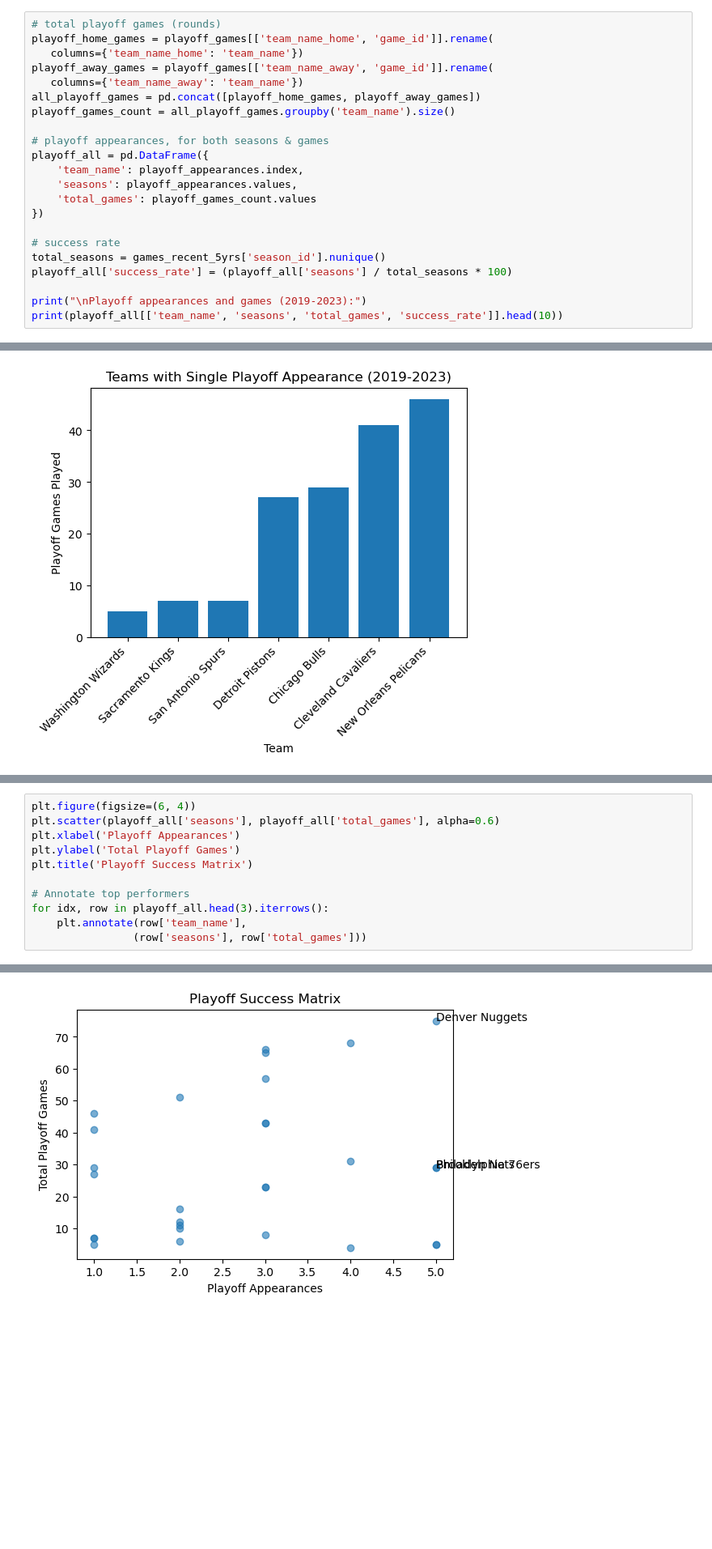
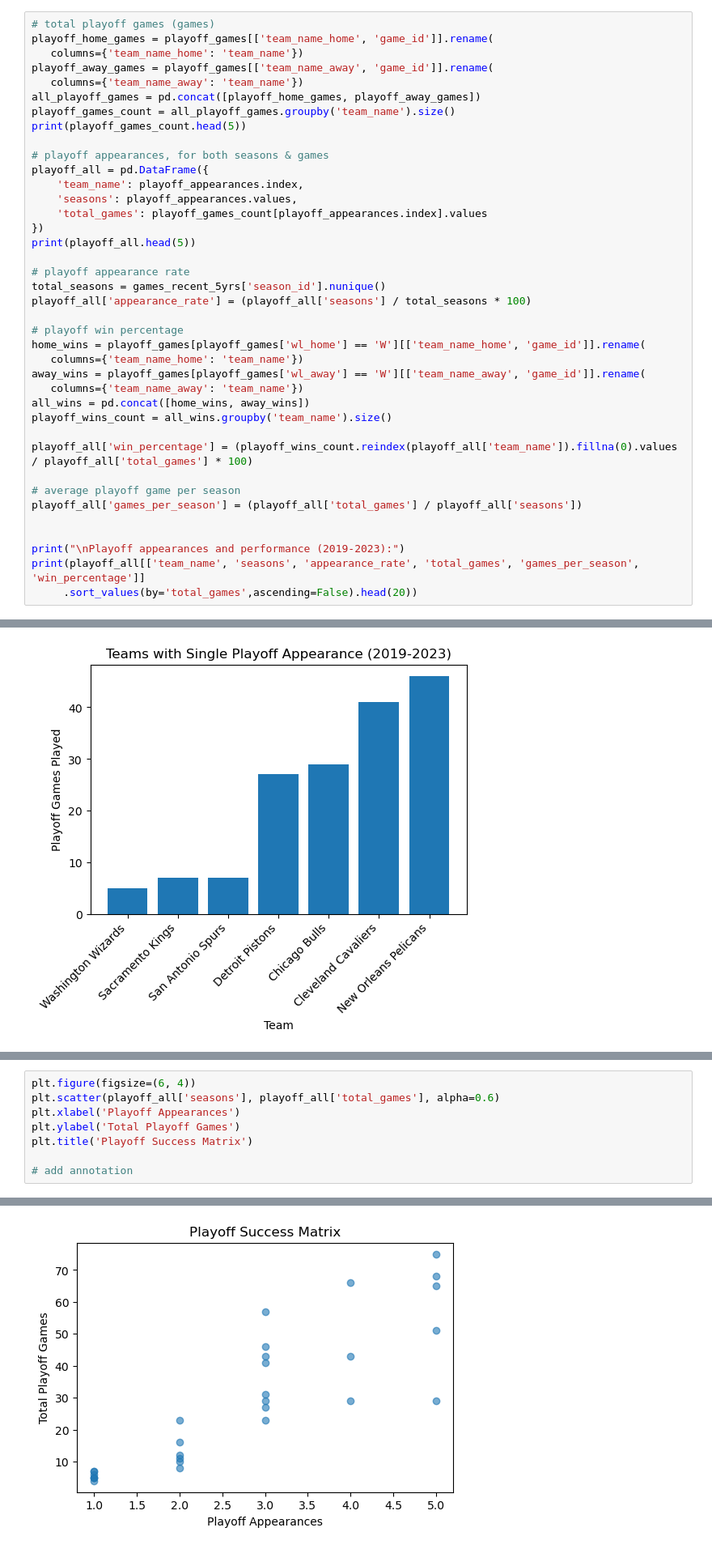
Before and after one commit to thezachdrake/UMD-INST627-Fall2024, a Jupyter notebook: notebooks/kim_revised.ipynb, the cells around one changed output, grey strips where cells are left out. Shown at 81% size. Saved outputs shown, nothing was run; the diff lists cells and outputs as text; blank space fills up the shorter version.

```diff
--- a/notebooks/kim_revised.ipynb
+++ b/notebooks/kim_revised.ipynb
@@ -663,23 +672,40 @@ Following closely, the Utah Jazz (68 games) and Golden State Warriors (66 games)
 # %%
-# total playoff games (rounds)
+# total playoff games (games)
 playoff_home_games = playoff_games[['team_name_home', 'game_id']].rename(
    columns={'team_name_home': 'team_name'})
 playoff_away_games = playoff_games[['team_name_away', 'game_id']].rename(
    columns={'team_name_away': 'team_name'})
 all_playoff_games = pd.concat([playoff_home_games, playoff_away_games])
 playoff_games_count = all_playoff_games.groupby('team_name').size()
+print(playoff_games_count.head(5))
 
 # playoff appearances, for both seasons & games
 playoff_all = pd.DataFrame({
     'team_name': playoff_appearances.index,
     'seasons': playoff_appearances.values,
-    'total_games': playoff_games_count.values
+    'total_games': playoff_games_count[playoff_appearances.index].values
 })
+print(playoff_all.head(5))
 
-# success rate
+# playoff appearance rate
 total_seasons = games_recent_5yrs['season_id'].nunique()
-playoff_all['success_rate'] = (playoff_all['seasons'] / total_seasons * 100)
+playoff_all['appearance_rate'] = (playoff_all['seasons'] / total_seasons * 100)
 
-print("\nPlayoff appearances and games (2019-2023):")
-print(playoff_all[['team_name', 'seasons', 'total_games', 'success_rate']].head(10))
+# playoff win percentage
+home_wins = playoff_games[playoff_games['wl_home'] == 'W'][['team_name_home', 'game_id']].rename(
+   columns={'team_name_home': 'team_name'})
+away_wins = playoff_games[playoff_games['wl_away'] == 'W'][['team_name_away', 'game_id']].rename(
+   columns={'team_name_away': 'team_name'})
+all_wins = pd.concat([home_wins, away_wins])
+playoff_wins_count = all_wins.groupby('team_name').size()
+
+playoff_all['win_percentage'] = (playoff_wins_count.reindex(playoff_all['team_name']).fillna(0).values / playoff_all['total_games'] * 100)
+
+# average playoff game per season
+playoff_all['games_per_season'] = (playoff_all['total_games'] / playoff_all['seasons'])
+
+
+print("\nPlayoff appearances and performance (2019-2023):")
+print(playoff_all[['team_name', 'seasons', 'appearance_rate', 'total_games', 'games_per_season', 'win_percentage']]
+     .sort_values(by='total_games',ascending=False).head(20))
 # %% [output]
@@ -755,8 +796,5 @@ plt.xlabel('Playoff Appearances')
 plt.ylabel('Total Playoff Games')
 plt.title('Playoff Success Matrix')
 
-# Annotate top performers
-for idx, row in playoff_all.head(3).iterrows():
-    plt.annotate(row['team_name'],
-                (row['seasons'], row['total_games']))
+# add annotation
 # %% [output]
@@ -763,4 +802,4 @@ for idx, row in playoff_all.head(3).iterrows():
-[figure, old version]
+[figure, new version]
 # %% [markdown]
 #### 4. Which teams have shown the greatest improvement over the past five years?
 # %% [markdown]
```
Also changed, not shown: parts of 21 cells of this notebook.
